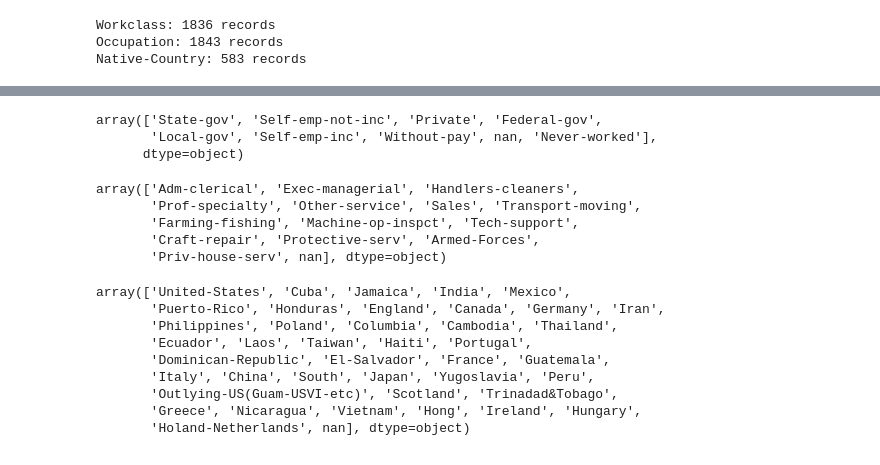
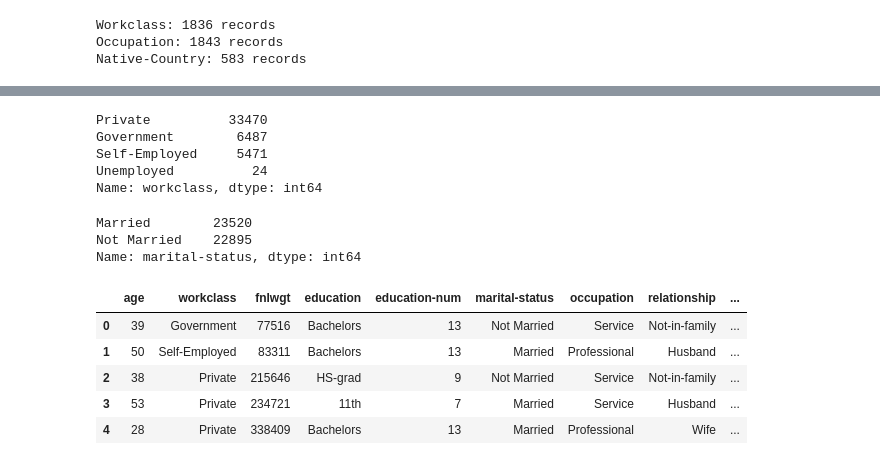
Before and after one commit to ZainUzama/Adult-Census-income-prediction, a Jupyter notebook: ML_cw_final.ipynb, the cells around one changed output, grey strips where cells are left out. Cells and saved outputs as stored; diff of their text form; code cells hidden in the pictures.

```diff
--- a/ML_cw_final.ipynb
+++ b/ML_cw_final.ipynb
@@ -166,0 +199,3 @@ Native-Country: 583 records
+# %%
+#Dropping duplicate rows
+X= X.drop_duplicates()
@@ -171,26 +286,23 @@ X = X.drop(X[X['native-country'] == '?'].index)
 # %%
-X['workclass'].unique()
+X['workclass'].value_counts()
 # %% [output]
-array(['State-gov', 'Self-emp-not-inc', 'Private', 'Federal-gov',
-       'Local-gov', 'Self-emp-inc', 'Without-pay', nan, 'Never-worked'],
-      dtype=object)
+Private          33470
+Government        6487
+Self-Employed     5471
+Unemployed          24
+Name: workclass, dtype: int64
-# %%
-X['occupation'].unique()
-# %% [output]
-array(['Adm-clerical', 'Exec-managerial', 'Handlers-cleaners',
-       'Prof-specialty', 'Other-service', 'Sales', 'Transport-moving',
-       'Farming-fishing', 'Machine-op-inspct', 'Tech-support',
-       'Craft-repair', 'Protective-serv', 'Armed-Forces',
-       'Priv-house-serv', nan], dtype=object)
-# %%
-X['native-country'].unique()
-# %% [output]
-array(['United-States', 'Cuba', 'Jamaica', 'India', 'Mexico',
-       'Puerto-Rico', 'Honduras', 'England', 'Canada', 'Germany', 'Iran',
-       'Philippines', 'Poland', 'Columbia', 'Cambodia', 'Thailand',
-       'Ecuador', 'Laos', 'Taiwan', 'Haiti', 'Portugal',
-       'Dominican-Republic', 'El-Salvador', 'France', 'Guatemala',
-       'Italy', 'China', 'South', 'Japan', 'Yugoslavia', 'Peru',
-       'Outlying-US(Guam-USVI-etc)', 'Scotland', 'Trinadad&Tobago',
-       'Greece', 'Nicaragua', 'Vietnam', 'Hong', 'Ireland', 'Hungary',
-       'Holand-Netherlands', nan], dtype=object)
+# %%
+X['marital-status'].value_counts()
+# %% [output]
+Married        23520
+Not Married    22895
+Name: marital-status, dtype: int64
+# %%
+X.head()
+# %% [output]
+|  | age | workclass | fnlwgt | education | education-num | marital-status | occupation | relationship | ... |
+| 0 | 39 | Government | 77516 | Bachelors | 13 | Not Married | Service | Not-in-family | ... |
+| 1 | 50 | Self-Employed | 83311 | Bachelors | 13 | Married | Professional | Husband | ... |
+| 2 | 38 | Private | 215646 | HS-grad | 9 | Not Married | Service | Not-in-family | ... |
+| 3 | 53 | Private | 234721 | 11th | 7 | Married | Service | Husband | ... |
+| 4 | 28 | Private | 338409 | Bachelors | 13 | Married | Professional | Wife | ... |
```
Also changed, not shown: parts of 29 cells of this notebook.
